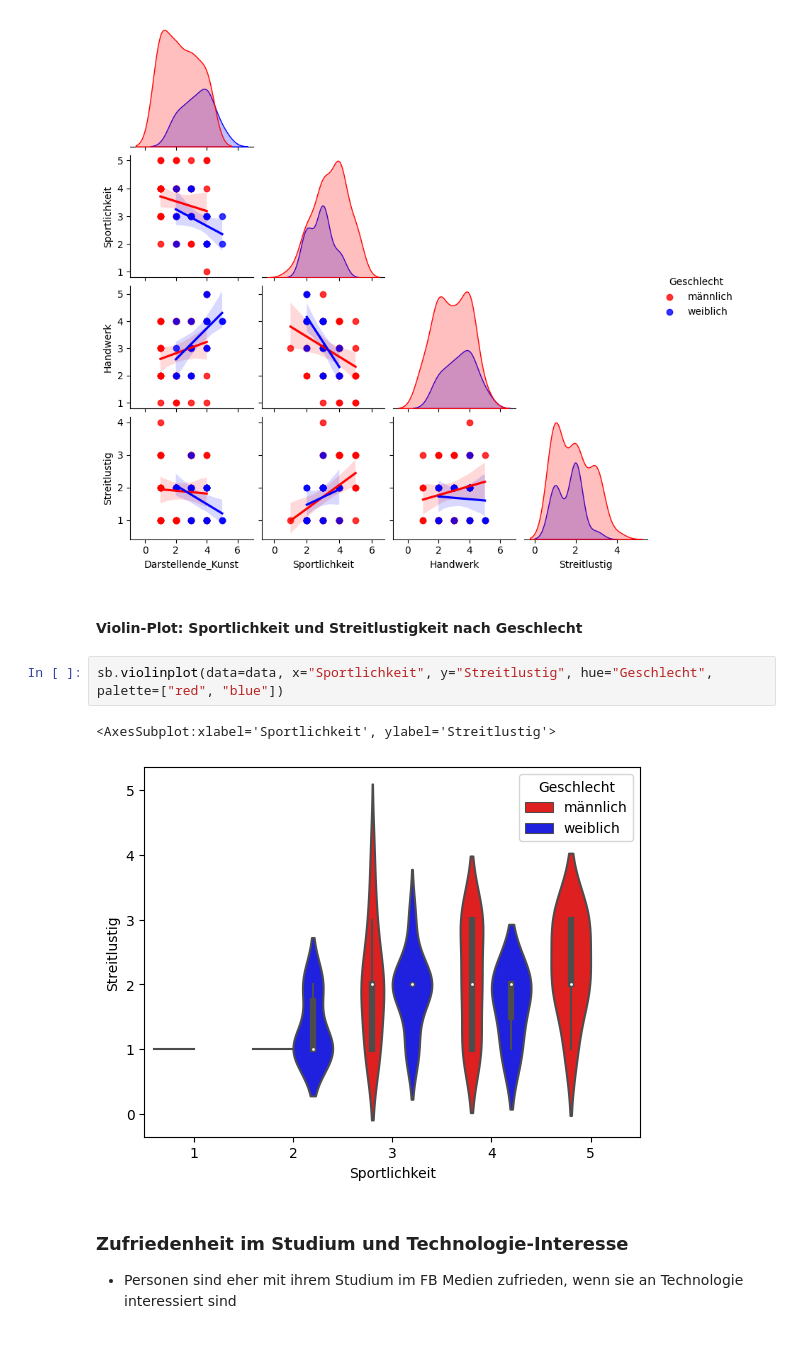
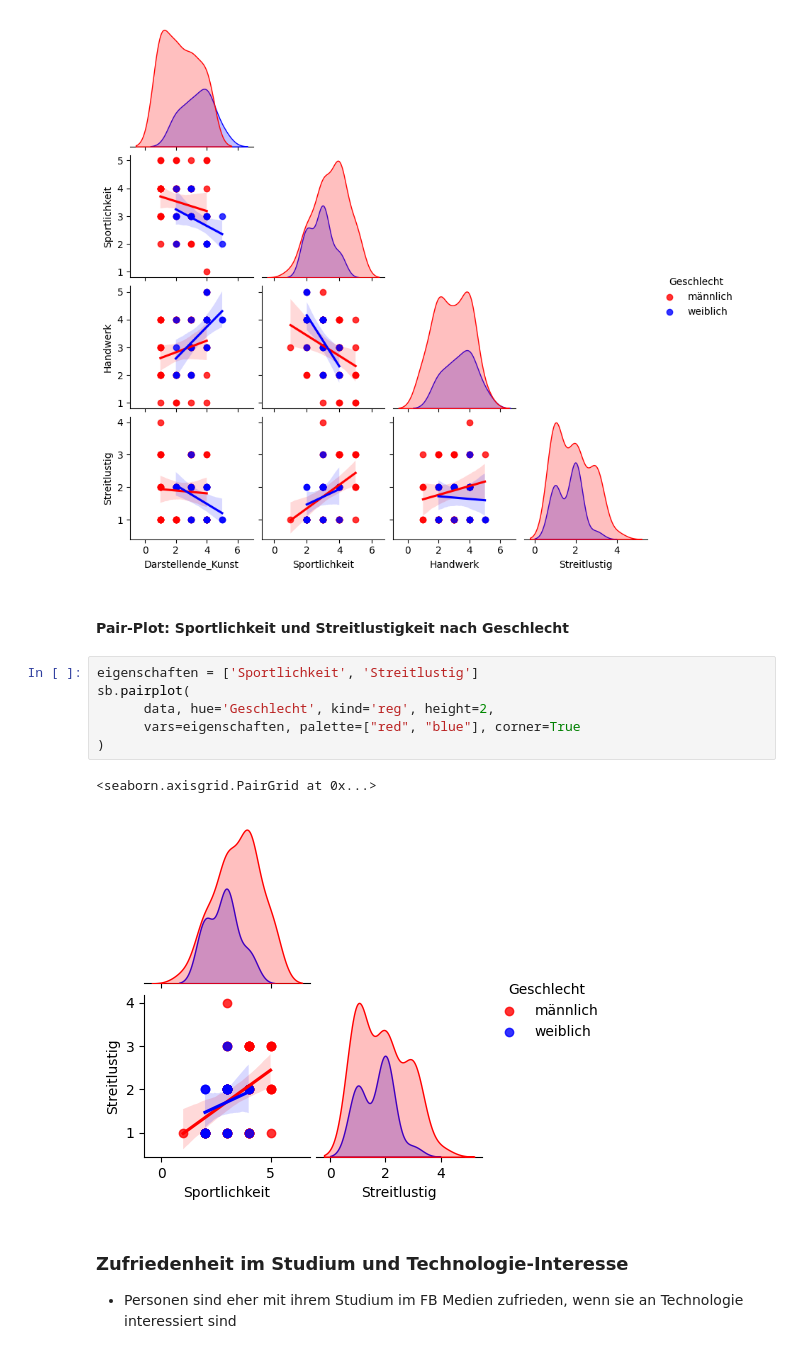
Before and after one commit to JulianCatnip/StudentMatcher, a Jupyter notebook: 02_Korrelationsanalyse.ipynb, the cells around one changed output. Drawn from its saved outputs; the diff is of its cells as text.

```diff
--- a/02_Korrelationsanalyse.ipynb
+++ b/02_Korrelationsanalyse.ipynb
@@ -188,12 +191,16 @@ sb.pairplot(
 <seaborn.axisgrid.PairGrid at 0x...>
 [figure]
 # %% [markdown]
-#### Violin-Plot: Sportlichkeit und Streitlustigkeit nach Geschlecht
+#### Pair-Plot: Sportlichkeit und Streitlustigkeit nach Geschlecht
-# %%
-sb.violinplot(data=data, x="Sportlichkeit", y="Streitlustig", hue="Geschlecht", palette=["red", "blue"])
-# %% [output]
-<AxesSubplot:xlabel='Sportlichkeit', ylabel='Streitlustig'>
-[figure, removed]
+# %%
+eigenschaften = ['Sportlichkeit', 'Streitlustig']
+sb.pairplot(
+      data, hue='Geschlecht', kind='reg', height=2,
+      vars=eigenschaften, palette=["red", "blue"], corner=True
+)
+# %% [output]
+<seaborn.axisgrid.PairGrid at 0x...>
+[figure, added]
 # %% [markdown]
 ### Zufriedenheit im Studium und Technologie-Interesse
 - Personen sind eher mit ihrem Studium im FB Medien zufrieden, wenn sie an Technologie interessiert sind
```
Also changed, not shown: parts of 6 cells of this notebook.
